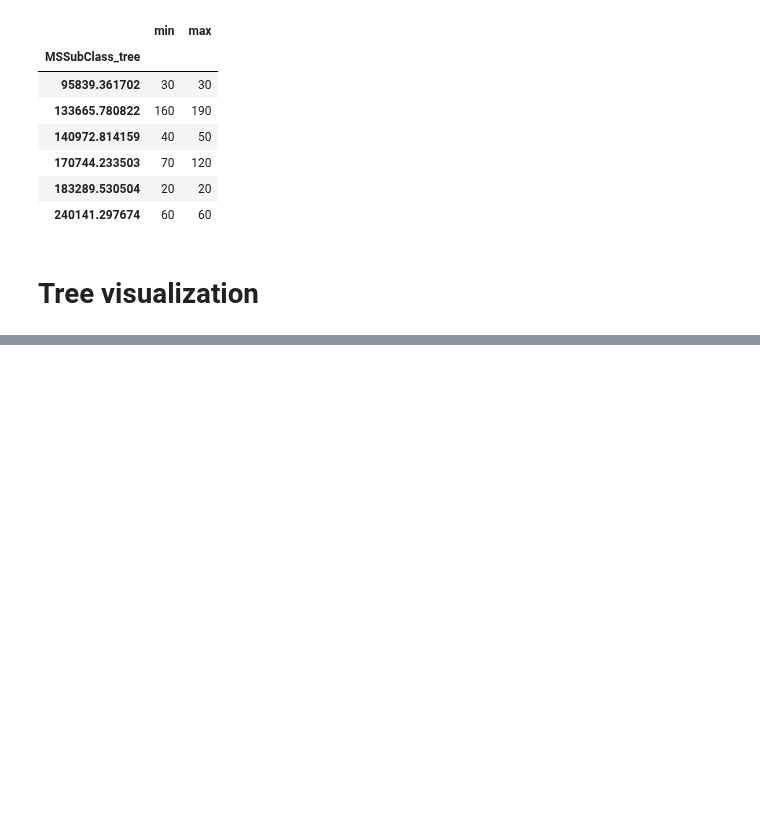
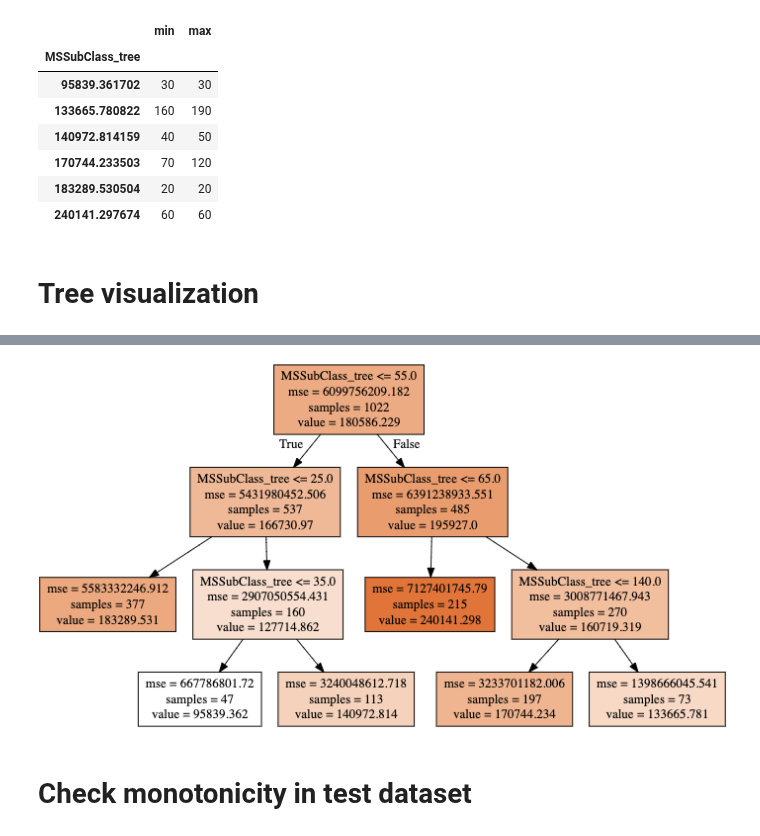
Before and after one commit to mkang32/feature-engineering, a Jupyter notebook: notebooks/4.distretization/5.decision_tree_discretizer.ipynb, the cells around one changed output, grey strips where cells are left out. Drawn from its saved outputs; the diff is of its cells as text; code cells hidden in the pictures; blank space fills up the shorter version.

```diff
--- a/notebooks/4.distretization/5.decision_tree_discretizer.ipynb
+++ b/notebooks/4.distretization/5.decision_tree_discretizer.ipynb
@@ -135,0 +212,13 @@ export_graphviz
+# %%
+# Go to one of these oneline graph converter to generate a graph using the text
+# http://www.webgraphviz.com/
+# https://dreampuf.github.io/GraphvizOnline/
+
+# display here
+from IPython.display import Image
+
+Image(filename='graphviz.png')
+# %% [output]
+[figure, added]
+# %% [markdown]
+# Check monotonicity in test dataset
```
Also changed, not shown: parts of 25 cells of this notebook.
